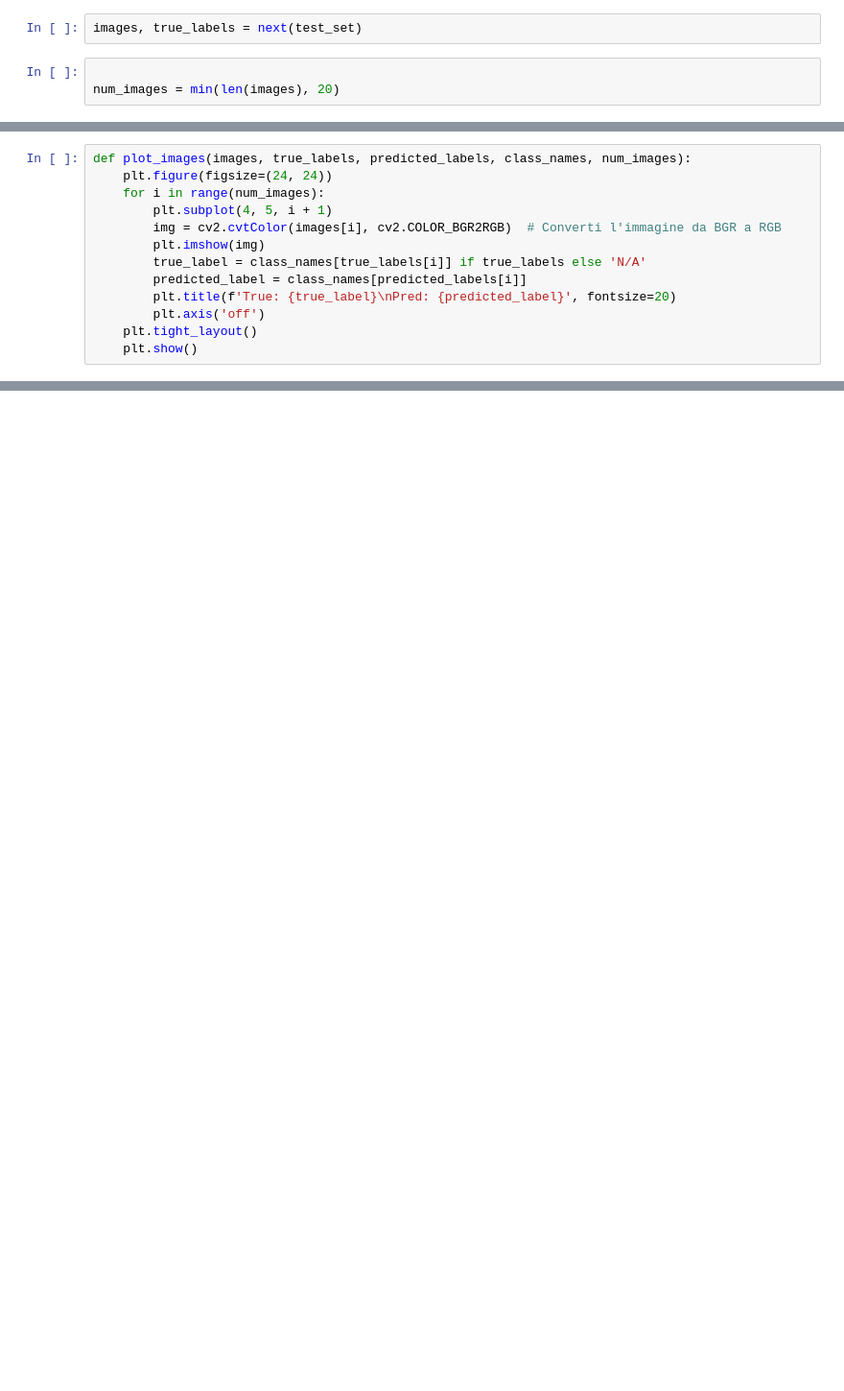
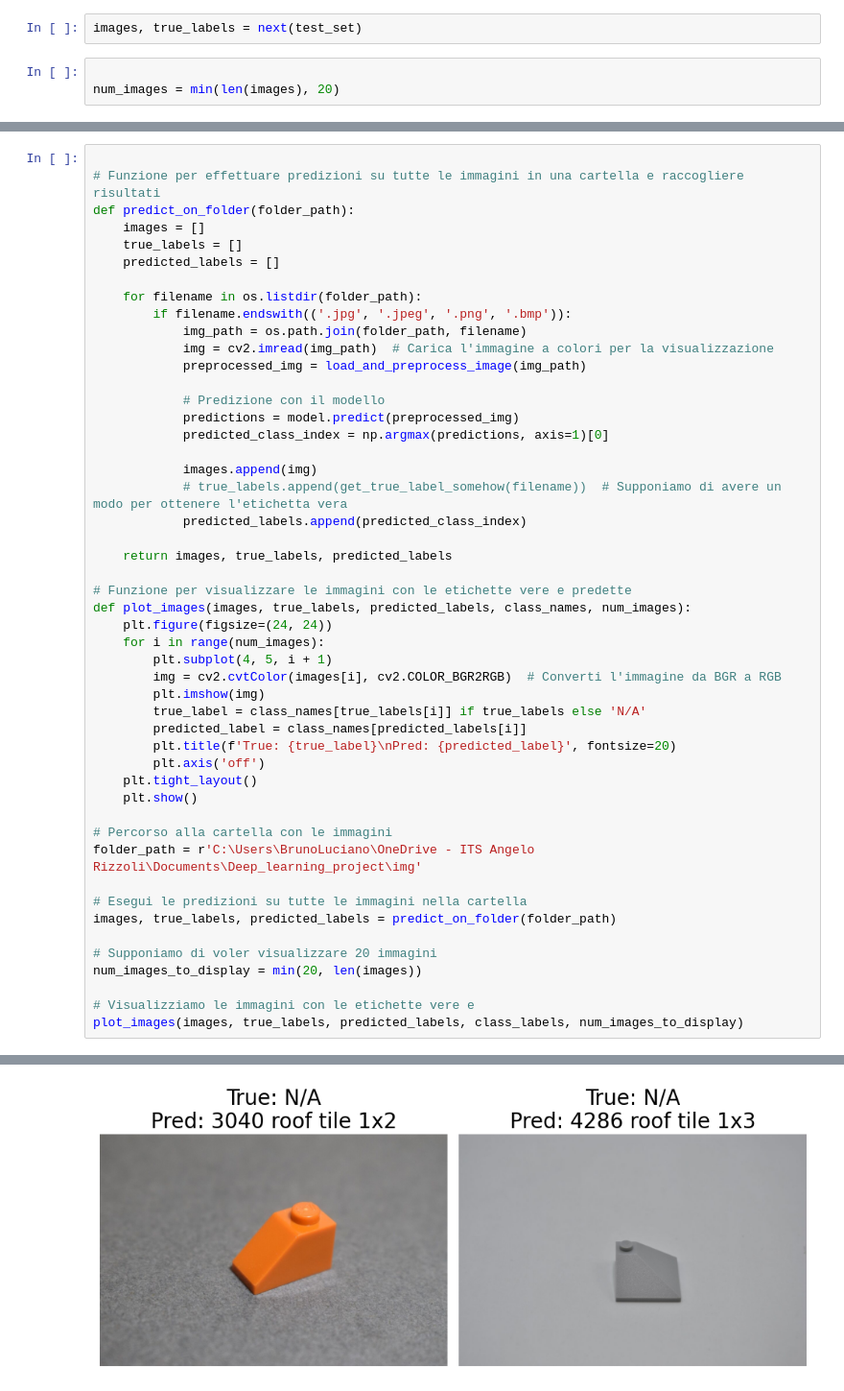
Before and after one commit to NobruLcnITS/Deep_learning_project_, a Jupyter notebook: Release/predict_gpu.ipynb, the cells around one changed output, grey strips where cells are left out. Shown at 96% size. Drawn from its saved outputs; the diff is of its cells as text; blank space fills up the shorter version.

```diff
--- a/Release/predict_gpu.ipynb
+++ b/Release/predict_gpu.ipynb
@@ -114,6 +115,30 @@ def load_and_preprocess_image(image_path):
     img = np.expand_dims(img, axis=0)  # Aggiungi la dimensione del batch
     return img
 # %%
+
+# Funzione per effettuare predizioni su tutte le immagini in una cartella e raccogliere risultati
+def predict_on_folder(folder_path):
+    images = []
+    true_labels = []
+    predicted_labels = []
+
+    for filename in os.listdir(folder_path):
+        if filename.endswith(('.jpg', '.jpeg', '.png', '.bmp')):
+            img_path = os.path.join(folder_path, filename)
+            img = cv2.imread(img_path)  # Carica l'immagine a colori per la visualizzazione
+            preprocessed_img = load_and_preprocess_image(img_path)
+
+            # Predizione con il modello
+            predictions = model.predict(preprocessed_img)
+            predicted_class_index = np.argmax(predictions, axis=1)[0]
+
+            images.append(img)
+            # true_labels.append(get_true_label_somehow(filename))  # Supponiamo di avere un modo per ottenere l'etichetta vera
+            predicted_labels.append(predicted_class_index)
+
+    return images, true_labels, predicted_labels
+
+# Funzione per visualizzare le immagini con le etichette vere e predette
 def plot_images(images, true_labels, predicted_labels, class_names, num_images):
     plt.figure(figsize=(24, 24))
     for i in range(num_images):
@@ -126,3 +151,16 @@ def plot_images(images, true_labels, predicted_labels, class_names, num_images):
         plt.axis('off')
     plt.tight_layout()
     plt.show()
+
+# Percorso alla cartella con le immagini
+folder_path = r'C:\Users\BrunoLuciano\OneDrive - ITS Angelo Rizzoli\Documents\Deep_learning_project\img'
+
+# Esegui le predizioni su tutte le immagini nella cartella
+images, true_labels, predicted_labels = predict_on_folder(folder_path)
+
+# Supponiamo di voler visualizzare 20 immagini
+num_images_to_display = min(20, len(images))
+
+# Visualizziamo le immagini con le etichette vere e
+plot_images(images, true_labels, predicted_labels, class_labels, num_images_to_display)
+# %% [output]
@@ -128,0 +169 @@ def plot_images(images, true_labels, predicted_labels, class_names, num_images):
+[figure, added]
```
Also changed, not shown: parts of 9 cells of this notebook, 10 other files.
